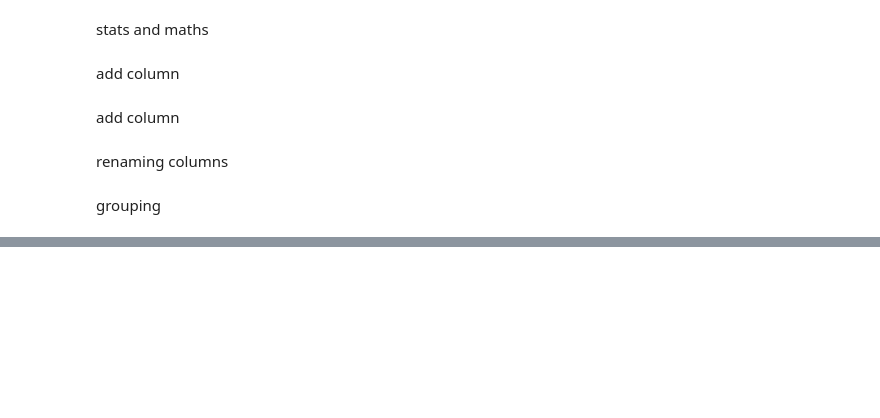
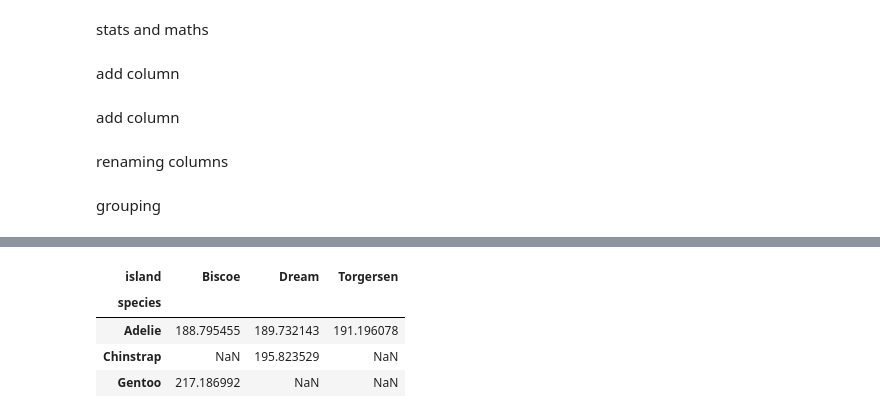
Before and after one commit to anmol2605/python-ds, a Jupyter notebook: analysis/analysis1.ipynb, the cells around one changed output, grey strips where cells are left out. Cells and saved outputs as stored; diff of their text form; code cells hidden in the pictures; blank space fills up the shorter version.

```diff
--- a/analysis/analysis1.ipynb
+++ b/analysis/analysis1.ipynb
@@ -168,0 +189,8 @@ array([[<Axes: ylabel='2000'>],
+# %%
+penguins.pivot_table(index = 'species', columns = 'island', values = 'flipper_length_mm')
+# %% [output]
+| island | Biscoe | Dream | Torgersen |
+| species |  |  |  |
+| Adelie | 188.795455 | 189.732143 | 191.196078 |
+| Chinstrap | NaN | 195.823529 | NaN |
+| Gentoo | 217.186992 | NaN | NaN |
```
Also changed, not shown: parts of 12 cells of this notebook.
